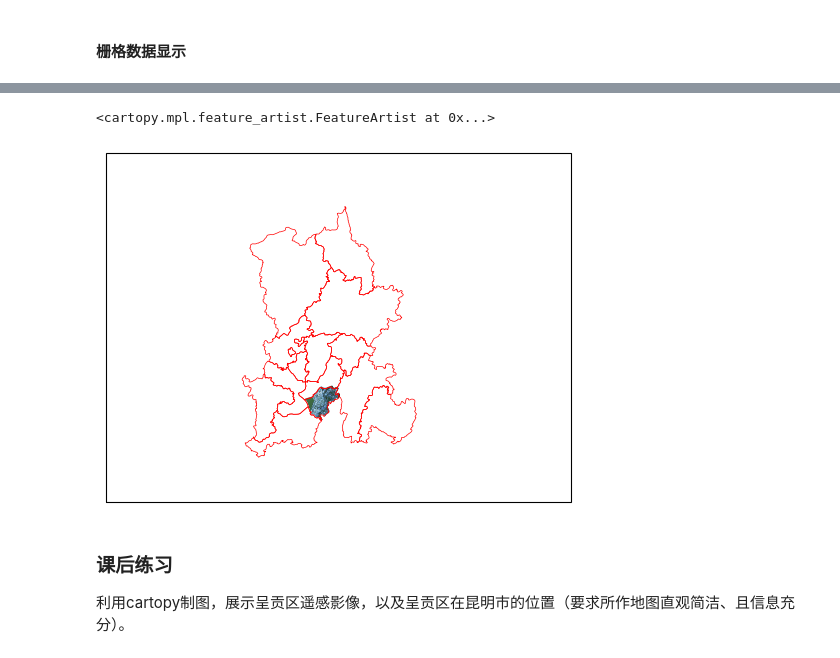
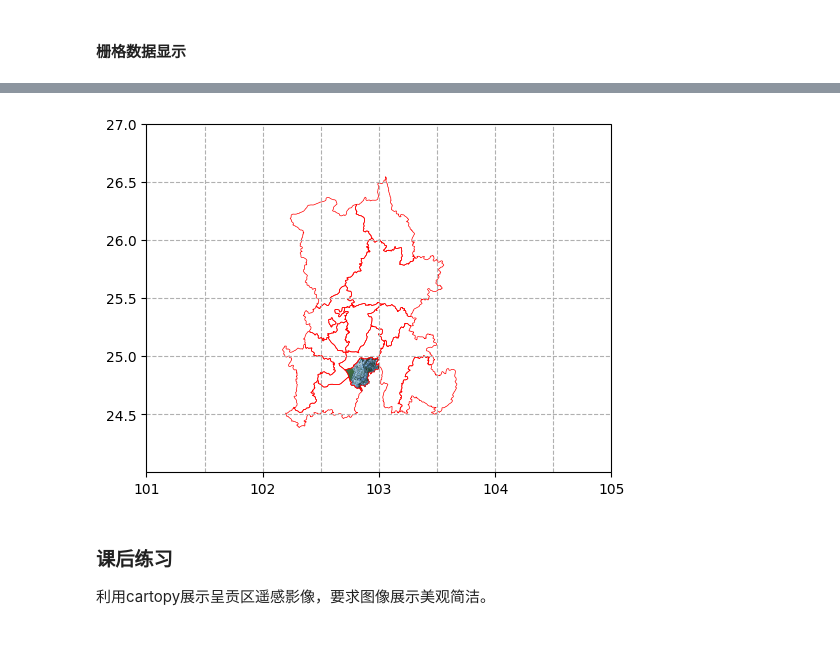
Before and after one commit to xinluo2018/open-source-gis-course, a Jupyter notebook: 第6章-GIS数据可视化-8课时/2_2_cartopy_map.ipynb, the cells around one changed output, grey strips where cells are left out. Drawn from its saved outputs; the diff is of its cells as text; code cells hidden in the pictures.

```diff
--- a/第6章-GIS数据可视化-8课时/2_2_cartopy_map.ipynb
+++ b/第6章-GIS数据可视化-8课时/2_2_cartopy_map.ipynb
@@ -11,5 +13,5 @@ import numpy as np
 path_kunming = 'data/Section-2/kunming_districts.shp'
 # %%
 proj = ccrs.PlateCarree()
-kunming_geo = Reader(path_kunming).geometries()   ### 读入矢量
-kunming_cfeat = cfeat.ShapelyFeature(kunming_geo, proj)
+kunming_geo = Reader(path_kunming).geometries()    ### 读入矢量
+kunming_cfeat = cfeat.ShapelyFeature(kunming_geo, ccrs.PlateCarree())
@@ -36,3 +36,6 @@ ax_geo.set_yticks(y_extent)
 # %% [markdown]
 #### 栅格数据显示
+# %%
+path_rsimg = 'data/Section-5/s2_chenggong_20200411_6bands_20m_wgs84.tif'
+ds_rsimg = gdal.Open(path_rsimg)
 # %%
@@ -54,14 +58,17 @@ extent_rsimg
 # %%
 fig = plt.figure(figsize=(6,6))
-x_extent = [101,102,103,104, 105]
-y_extent = [24.5, 25, 25.5, 26, 26.5, 27]
+x_ticks = [101, 102, 103, 104, 105]
+y_ticks = [24.5, 25, 25.5, 26, 26.5, 27]
 ax_geo = fig.add_subplot(111, projection=proj)
 ax_geo.set_extent([101, 105, 24, 27])
+# ax_geo.set_extent([102.6, 103., 24.6, 25])
 ax_geo.imshow(array_rsimg_[:,:,0:3], extent=extent_rsimg)
 ax_geo.add_feature(kunming_cfeat, facecolor='none', edgecolor = 'red', linewidth=0.5)
+ax_geo.set_xticks(x_ticks)
+ax_geo.set_yticks(y_ticks)
+grid = ax_geo.gridlines(draw_labels=False, linestyle='--')
 # %% [output]
-<cartopy.mpl.feature_artist.FeatureArtist at 0x...>
-[figure, old version]
+[figure, new version]
-# %% [markdown]
-### 课后练习
-利用cartopy制图，展示呈贡区遥感影像，以及呈贡区在昆明市的位置（要求所作地图直观简洁、且信息充分）。
+# %% [markdown]
+### 课后练习
+利用cartopy展示呈贡区遥感影像，要求图像展示美观简洁。
```
Also changed, not shown: parts of 5 cells of this notebook, 4 other files.
